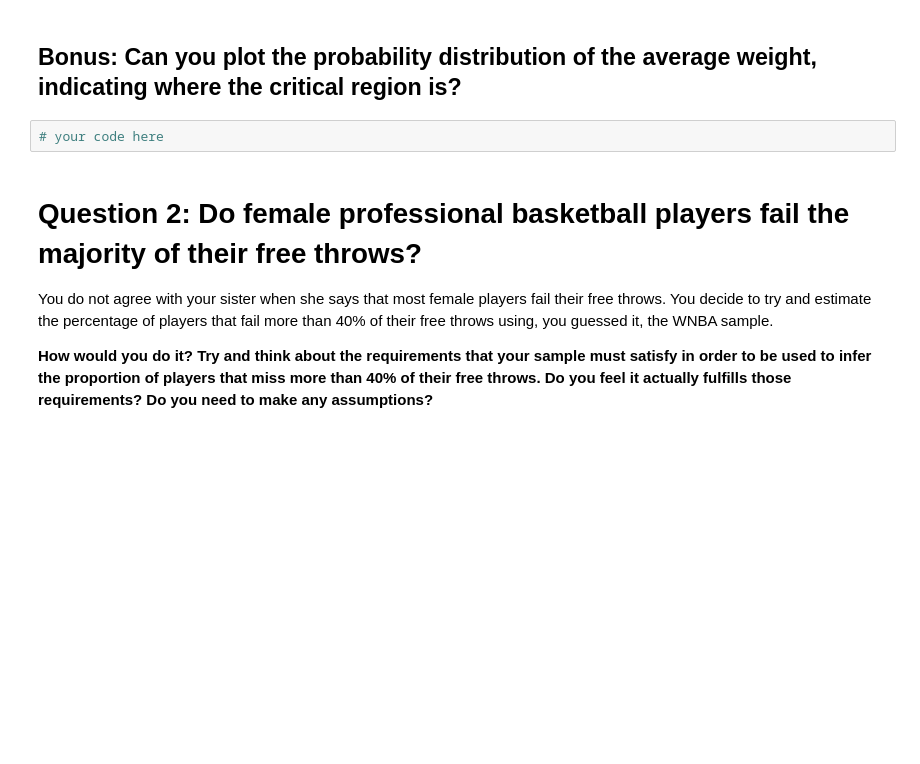
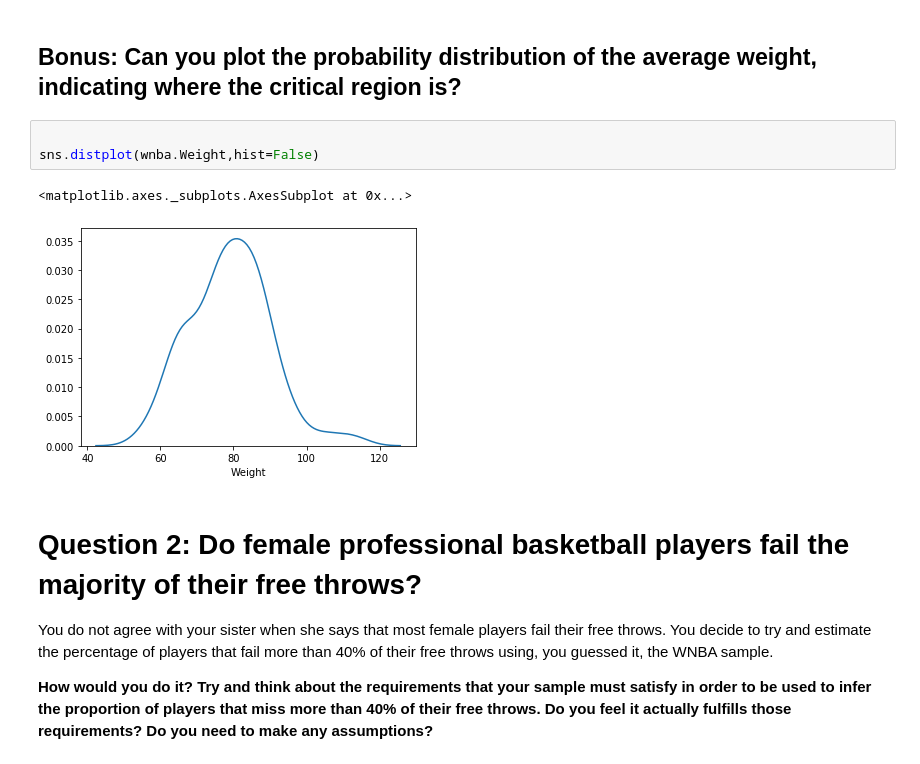
Before and after one commit to srosamont/806_Repo, a Jupyter notebook: Labs/module_2/M2-mini-project2/your-code/3.-Inferential-Analysis.ipynb, the cells around one changed output. Saved outputs shown, nothing was run; the diff lists cells and outputs as text; blank space fills up the shorter version.

```diff
--- a/Labs/module_2/M2-mini-project2/your-code/3.-Inferential-Analysis.ipynb
+++ b/Labs/module_2/M2-mini-project2/your-code/3.-Inferential-Analysis.ipynb
@@ -92,7 +101,11 @@ conf_interval,conf_int95
 # %% [markdown]
 ## Bonus: Can you plot the probability distribution of the average weight, indicating where the critical region is?
-# %%
-# your code here
+# %%
+
+sns.distplot(wnba.Weight,hist=False)
+# %% [output]
+<matplotlib.axes._subplots.AxesSubplot at 0x...>
+[figure, added]
 # %% [markdown]
 # Question 2: Do female professional basketball players fail the majority of their free throws?
 
```
Also changed, not shown: parts of 5 cells of this notebook, 1 other file.
